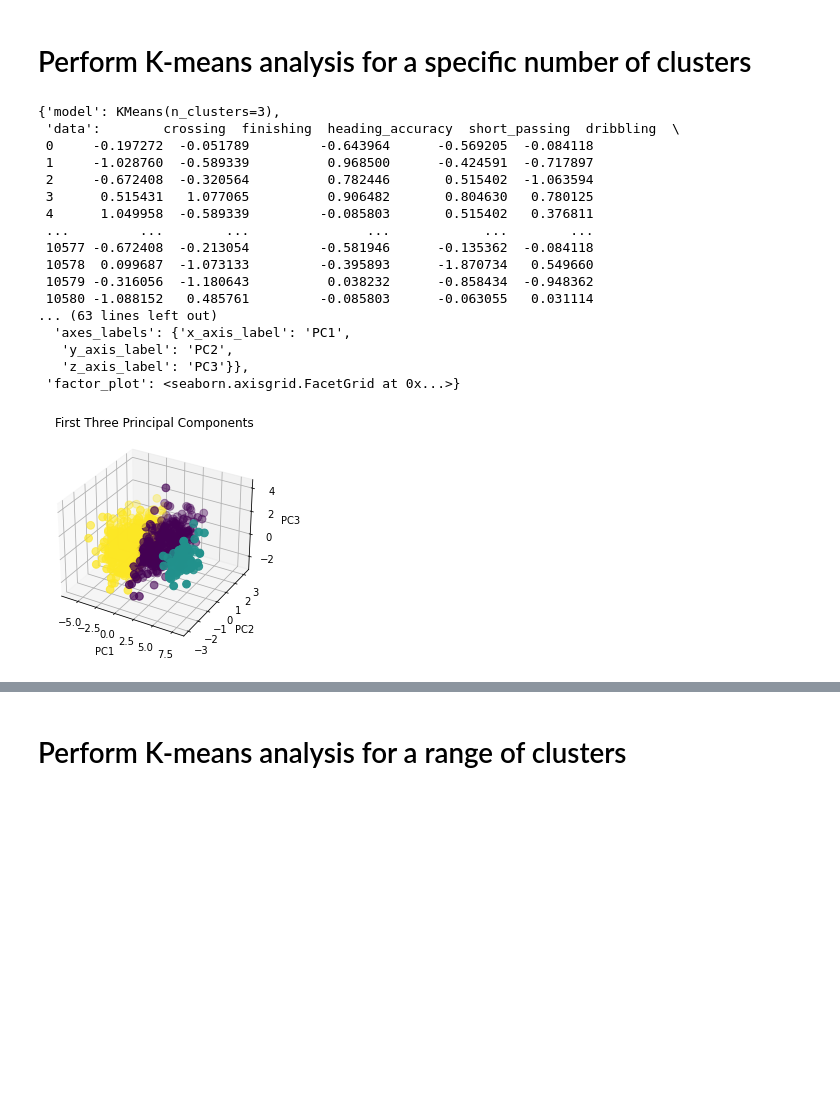
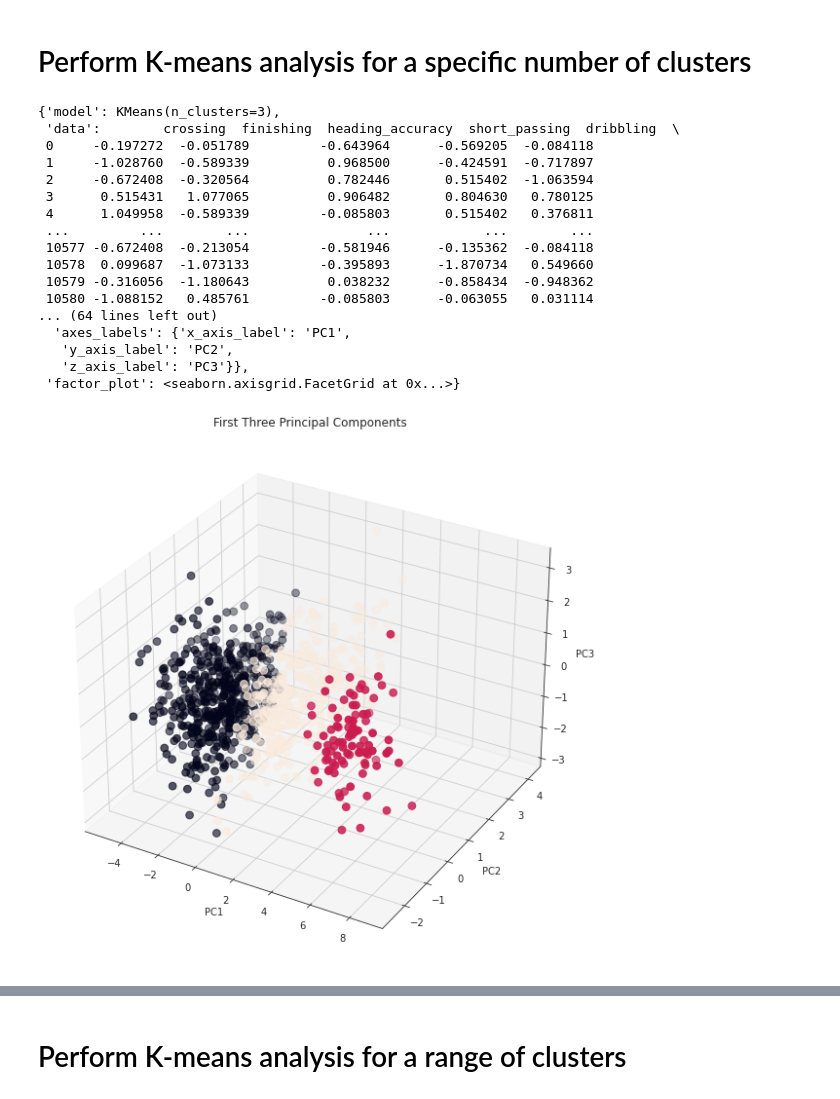
Before and after one commit to ow-gryphon/gryphon-data-clustering, a Jupyter notebook: template/notebooks/Clustering with K-means.ipynb, the cells around one changed output, grey strips where cells are left out. Cells and saved outputs as stored; diff of their text form; code cells hidden in the pictures; blank space fills up the shorter version.

Commit message:
feature: fixing things that were not working. Refactoring code. Changes on plots.

```diff
--- a/template/notebooks/Clustering with K-means.ipynb
+++ b/template/notebooks/Clustering with K-means.ipynb
@@ -44,27 +44,47 @@ soccer_data.head(10)
 # %% [markdown]
 # Perform K-means analysis for a specific number of clusters
 # %%
-execute_KMeans(dataset = soccer_data,
-               variables = ['crossing', 'finishing', 'heading_accuracy', 'short_passing','dribbling', 'free_kick_accuracy', 'sprint_speed', 'ball_control', 'reactions', 'agility', 'sliding_tackle'],
-               num_clusters = 3,
-               standardize_vars = True,
-               generate_charts = True)
+from clustering.kmeans import execute_k_means, k_means_range
+import seaborn as sns
+
+sns.set_style("white")
+
+variable_names = [
+    'crossing', 'finishing', 'heading_accuracy', 'short_passing',
+    'dribbling', 'free_kick_accuracy', 'sprint_speed', 'ball_control',
+    'reactions', 'agility', 'sliding_tackle'
+]
+
+execute_k_means(
+    dataset=soccer_data,
+    variables=variable_names,
+    num_clusters=3,
+    standardize_vars=True,
+    generate_charts=True
+)
+
+# OK: resize the 3d scatterplot
+# OK: display the seaborn plot
+# TODO: export results to excel (either having an option on the function or with a separated function "to_excel" see what is best)
+
+# TODO: Include more clustering methods to this template.
+# TODO: Include the dimensionality reduction methods to the notebooks (add as a requirement for the clustering template)
 # %% [output]
 {'model': KMeans(n_clusters=3),
  'data':        crossing  finishing  heading_accuracy  short_passing  dribbling  \
  0     -0.197272  -0.051789         -0.643964      -0.569205  -0.084118
  1     -1.028760  -0.589339          0.968500      -0.424591  -0.717897
  2     -0.672408  -0.320564          0.782446       0.515402  -1.063594
  3      0.515431   1.077065          0.906482       0.804630   0.780125
  4      1.049958  -0.589339         -0.085803       0.515402   0.376811
  ...         ...        ...               ...            ...        ...
  10577 -0.672408  -0.213054         -0.581946      -0.135362  -0.084118
  10578  0.099687  -1.073133         -0.395893      -1.870734   0.549660
  10579 -0.316056  -1.180643          0.038232      -0.858434  -0.948362
  10580 -1.088152   0.485761         -0.085803      -0.063055   0.031114
-... (63 lines left out)
+... (64 lines left out)
   'axes_labels': {'x_axis_label': 'PC1',
    'y_axis_label': 'PC2',
    'z_axis_label': 'PC3'}},
  'factor_plot': <seaborn.axisgrid.FacetGrid at 0x...>}
-[figure, old version]
+[figure, new version]
```
Also changed, not shown: parts of 3 cells of this notebook, 5 other files.
